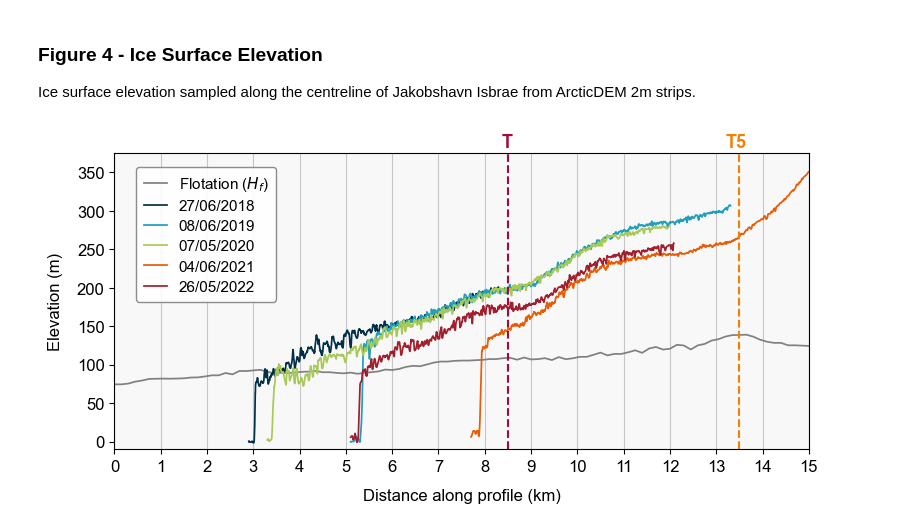
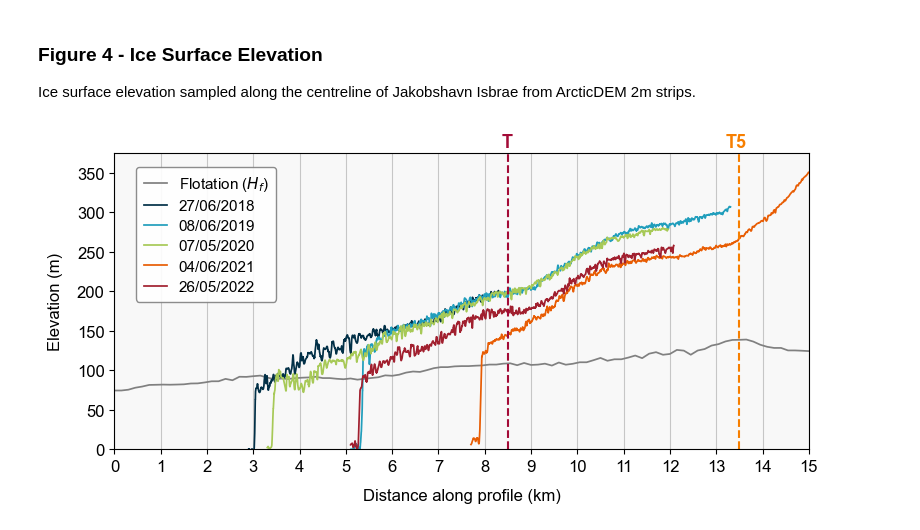
Before and after one commit to hannahpicton/jakobshavn_isbrae, a Jupyter notebook: code/figures/figure_4.ipynb, the cells around one changed output. Saved outputs shown, nothing was run; the diff lists cells and outputs as text; code cells hidden in the pictures.

```diff
--- a/code/figures/figure_4.ipynb
+++ b/code/figures/figure_4.ipynb
@@ -47,32 +47,32 @@ plt.ylabel('Elevation (m)', fontsize=12, labelpad=10)
 plt.plot(distance_along_profile/1000, flotation_height, color='gray', label=r'Flotation ($H_f$)', linewidth=1.25, linestyle='-')
 
 for column in elevation_data_june.columns:
     if column in exclusion_ranges_colours:
         (start, end), color = exclusion_ranges_colours[column]
         mask = (elevation_data_june.index < start) | (elevation_data_june.index > end)
         filtered_data = elevation_data_june.loc[mask, column]
     else:
         filtered_data = elevation_data_june[column]
         color = 'gray'
     if not filtered_data.empty:
         date_formatted = datetime.strptime(column, '%Y%m%d').strftime('%d/%m/%Y')
         plt.plot(filtered_data.index/1000, filtered_data, label=date_formatted, color=color, linewidth=1.25)
 
 plt.xticks(range(16), fontsize=12)
 plt.yticks(fontsize=12)
 plt.axvline(x=8.5, color='#a30b37', linestyle='--', ymin=0, ymax=1) # Add vertical line to indicate the location of T
 plt.axvline(x=13.5, color='#f77f00', linestyle='--', ymin=0, ymax=1)  # Add vertical line to indicate the location of T5
 ax.annotate("T", xy=(0.558, 1.02), xycoords="axes fraction", fontsize=13, color="#a30b37", weight="bold") # Label T
 ax.annotate("T5", xy=(0.88, 1.02), xycoords="axes fraction", fontsize=13, color="#f77f00", weight="bold") # Label T5
 
 plt.xlim(0, 15)
-plt.ylim(-10, 375)
+plt.ylim(0, 375)
 plt.legend(fontsize=11, loc='upper left', bbox_to_anchor=(0.02, 0.98), framealpha=0.9, edgecolor='gray', fancybox=True, markerscale=2, handlelength=1.5, borderpad=0.5, labelspacing=0.4)
 plt.tight_layout()
 
 light_gray = '#f8f8f8'
 ax.set_facecolor(light_gray)
 
 #plt.savefig('R:/JAKOBSHAVN/CODE/github/jakobshavn_isbrae/figures/figure_4.png', dpi=300)
 # %% [output]
-[figure, old version]
+[figure, new version]
```
Also changed, not shown: 1 other file.
